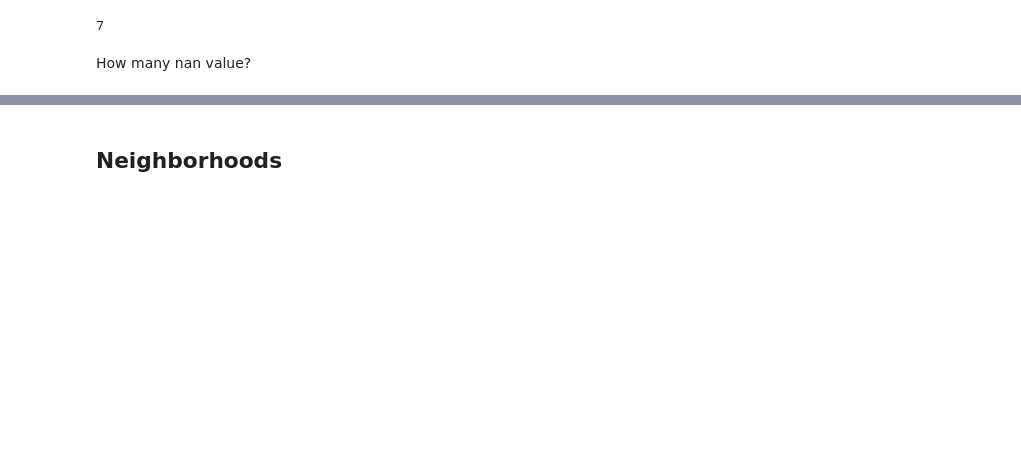
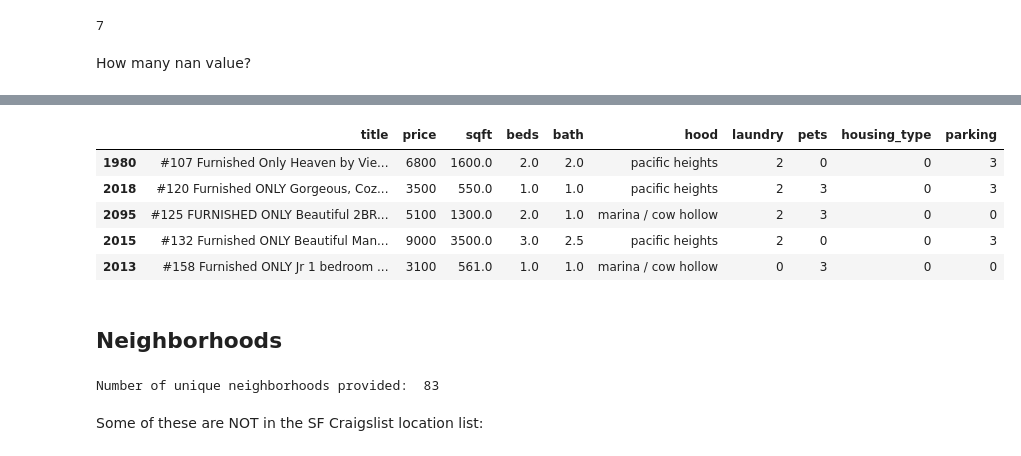
Before and after one commit to alfredjackieots/CL-housing-rent-predictions, a Jupyter notebook: data_cleaning.ipynb, the cells around one changed output, grey strips where cells are left out. Drawn from its saved outputs; the diff is of its cells as text; code cells hidden in the pictures; blank space fills up the shorter version.

```diff
--- a/data_cleaning.ipynb
+++ b/data_cleaning.ipynb
@@ -297,2 +521,31 @@ True
+# %%
+sf['housing_type'] = sf['amens_list'].apply(lambda amen_list: housing_type(amen_list))
+# %%
+def parking_situation(amen_list):
+    if 'attached garage' in amen_list:
+        return 3
+    elif 'valet parking' in amen_list:
+        return 3
+    elif 'carport' in amen_list:
+        return 2
+    elif 'detatched garage' in amen_list:
+        return 2
+    elif 'off-street parking' in amen_list:
+        return 1
+    else:
+        return 0
+# %%
+sf['parking'] = sf['amens_list'].apply(lambda amen_list: parking_situation(amen_list))
+# %%
+sf = sf.drop(['amens_list'], axis=1)
+# %%
+sf.head()
+# %% [output]
+|  | title | price | sqft | beds | bath | hood | laundry | pets | housing_type | parking |
+| 1980 | #107 Furnished Only Heaven by Vie... | 6800 | 1600.0 | 2.0 | 2.0 | pacific heights | 2 | 0 | 0 | 3 |
+| 2018 | #120 Furnished ONLY Gorgeous, Coz... | 3500 | 550.0 | 1.0 | 1.0 | pacific heights | 2 | 3 | 0 | 3 |
+| 2095 | #125 FURNISHED ONLY Beautiful 2BR... | 5100 | 1300.0 | 2.0 | 1.0 | marina / cow hollow | 2 | 3 | 0 | 0 |
+| 2015 | #132 Furnished ONLY Beautiful Man... | 9000 | 3500.0 | 3.0 | 2.5 | pacific heights | 2 | 0 | 0 | 3 |
+| 2013 | #158 Furnished ONLY Jr 1 bedroom ... | 3100 | 561.0 | 1.0 | 1.0 | marina / cow hollow | 0 | 3 | 0 | 0 |
 # %% [markdown]
 ## Neighborhoods
@@ -298,0 +554,6 @@ True
+# %%
+print("Number of unique neighborhoods provided: ", len(hood_list))
+# %% [output]
+Number of unique neighborhoods provided:  83
+# %% [markdown]
+Some of these are NOT in the SF Craigslist location list:
```
Also changed, not shown: parts of 58 cells of this notebook.
